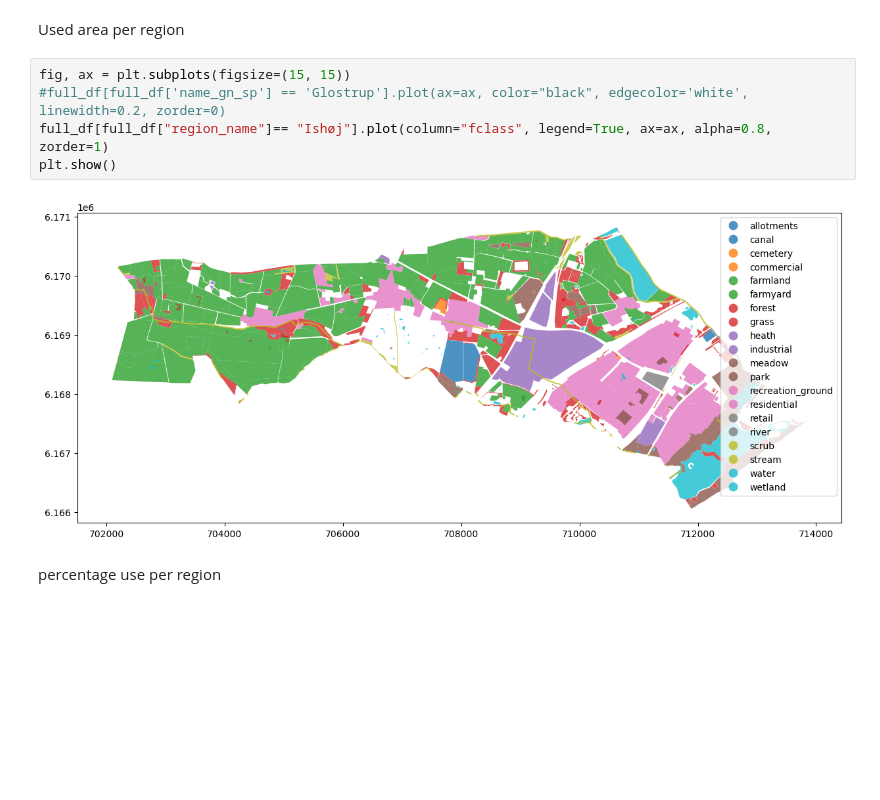
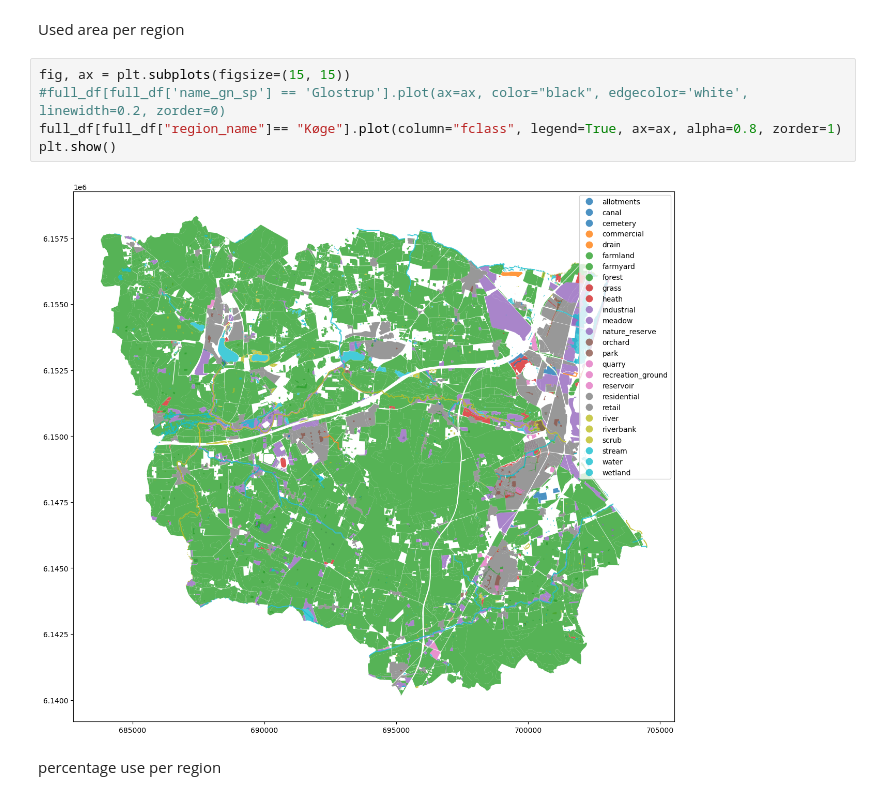
Before and after one commit to kaspargesII/GeospatialCourseProject, a Jupyter notebook: OSM_notebook.ipynb, the cells around one changed output. Drawn from its saved outputs; the diff is of its cells as text; blank space fills up the shorter version.

Commit message:
made some changes to variables that contained old names

```diff
--- a/OSM_notebook.ipynb
+++ b/OSM_notebook.ipynb
@@ -156,10 +156,10 @@ Used area per region
 # %%
 fig, ax = plt.subplots(figsize=(15, 15))
 #full_df[full_df['name_gn_sp'] == 'Glostrup'].plot(ax=ax, color="black", edgecolor='white', linewidth=0.2, zorder=0)
-full_df[full_df["region_name"]== "Ishøj"].plot(column="fclass", legend=True, ax=ax, alpha=0.8, zorder=1)
+full_df[full_df["region_name"]== "Køge"].plot(column="fclass", legend=True, ax=ax, alpha=0.8, zorder=1)
 plt.show()
 # %% [output]
-[figure, old version]
+[figure, new version]
 # %% [markdown]
 percentage use per region
 # %%
```
Also changed, not shown: parts of 2 cells of this notebook.
